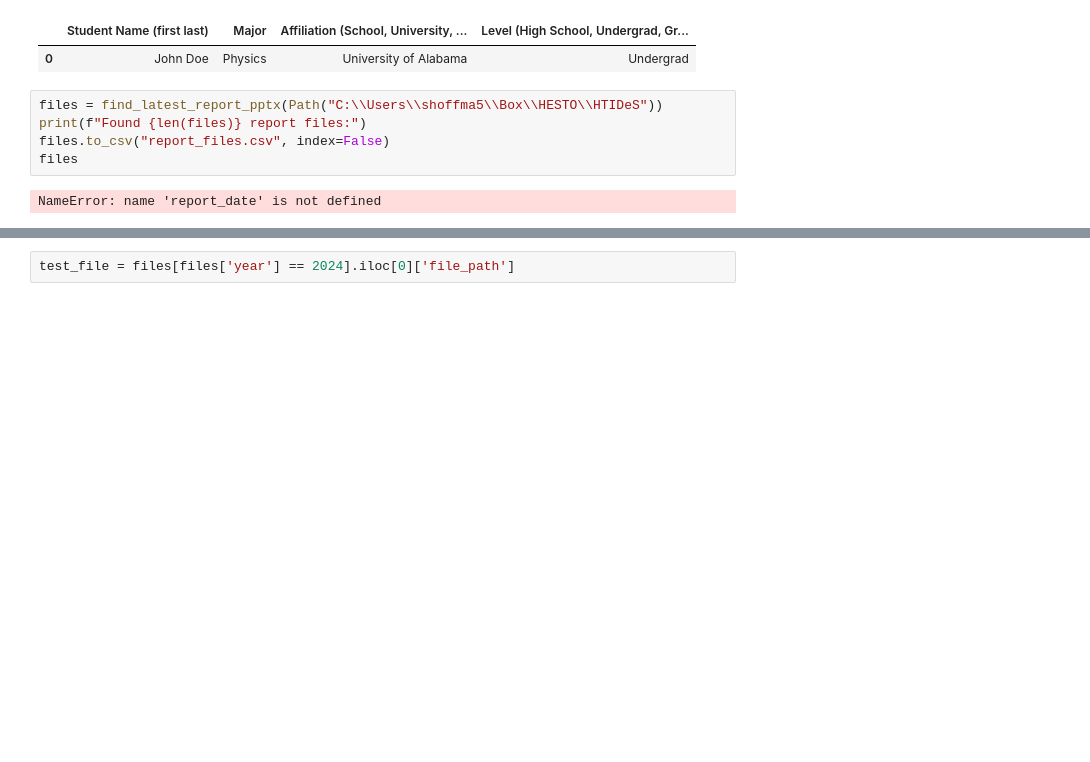
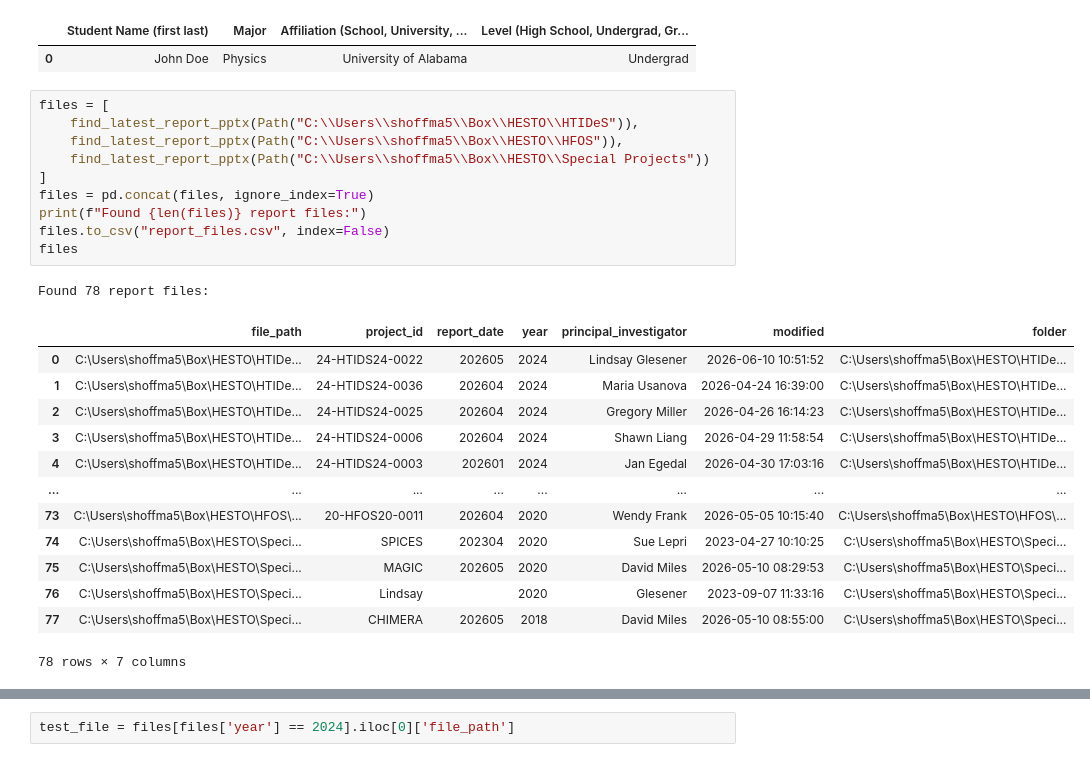
Before and after one commit to ShaunHoffmann/hestodb, a Jupyter notebook: hesto_uv_notebook.ipynb, the cells around one changed output, grey strips where cells are left out. Drawn from its saved outputs; the diff is of its cells as text; blank space fills up the shorter version.

```diff
--- a/hesto_uv_notebook.ipynb
+++ b/hesto_uv_notebook.ipynb
@@ -74,12 +75,30 @@ test_report.student_metrics_table
 |  | Student Name (first last) | Major | Affiliation (School, University, ... | Level (High School, Undergrad, Gr... |
 | 0 | John Doe | Physics | University of Alabama | Undergrad |
 # %%
-files = find_latest_report_pptx(Path("C:\\Users\\shoffma5\\Box\\HESTO\\HTIDeS"))
+files = [
+    find_latest_report_pptx(Path("C:\\Users\\shoffma5\\Box\\HESTO\\HTIDeS")),
+    find_latest_report_pptx(Path("C:\\Users\\shoffma5\\Box\\HESTO\\HFOS")),
+    find_latest_report_pptx(Path("C:\\Users\\shoffma5\\Box\\HESTO\\Special Projects"))
+]
+files = pd.concat(files, ignore_index=True)
 print(f"Found {len(files)} report files:")
 files.to_csv("report_files.csv", index=False)
 files
 # %% [output]
-NameError: name 'report_date' is not defined
+Found 78 report files:
+|  | file_path | project_id | report_date | year | principal_investigator | modified | folder |
+| 0 | C:\Users\shoffma5\Box\HESTO\HTIDe... | 24-HTIDS24-0022 | 202605 | 2024 | Lindsay Glesener | 2026-06-10 10:51:52 | C:\Users\shoffma5\Box\HESTO\HTIDe... |
+| 1 | C:\Users\shoffma5\Box\HESTO\HTIDe... | 24-HTIDS24-0036 | 202604 | 2024 | Maria Usanova | 2026-04-24 16:39:00 | C:\Users\shoffma5\Box\HESTO\HTIDe... |
+| 2 | C:\Users\shoffma5\Box\HESTO\HTIDe... | 24-HTIDS24-0025 | 202604 | 2024 | Gregory Miller | 2026-04-26 16:14:23 | C:\Users\shoffma5\Box\HESTO\HTIDe... |
+| 3 | C:\Users\shoffma5\Box\HESTO\HTIDe... | 24-HTIDS24-0006 | 202604 | 2024 | Shawn Liang | 2026-04-29 11:58:54 | C:\Users\shoffma5\Box\HESTO\HTIDe... |
+| 4 | C:\Users\shoffma5\Box\HESTO\HTIDe... | 24-HTIDS24-0003 | 202601 | 2024 | Jan Egedal | 2026-04-30 17:03:16 | C:\Users\shoffma5\Box\HESTO\HTIDe... |
+| ... | ... | ... | ... | ... | ... | ... | ... |
+| 73 | C:\Users\shoffma5\Box\HESTO\HFOS\... | 20-HFOS20-0011 | 202604 | 2020 | Wendy Frank | 2026-05-05 10:15:40 | C:\Users\shoffma5\Box\HESTO\HFOS\... |
+| 74 | C:\Users\shoffma5\Box\HESTO\Speci... | SPICES | 202304 | 2020 | Sue Lepri | 2023-04-27 10:10:25 | C:\Users\shoffma5\Box\HESTO\Speci... |
+| 75 | C:\Users\shoffma5\Box\HESTO\Speci... | MAGIC | 202605 | 2020 | David Miles | 2026-05-10 08:29:53 | C:\Users\shoffma5\Box\HESTO\Speci... |
+| 76 | C:\Users\shoffma5\Box\HESTO\Speci... | Lindsay |  | 2020 | Glesener | 2023-09-07 11:33:16 | C:\Users\shoffma5\Box\HESTO\Speci... |
+| 77 | C:\Users\shoffma5\Box\HESTO\Speci... | CHIMERA | 202605 | 2018 | David Miles | 2026-05-10 08:55:00 | C:\Users\shoffma5\Box\HESTO\Speci... |
+78 rows × 7 columns
 # %%
 files[files['year'] == 2024]
 # %% [output]
```
Also changed, not shown: parts of 3 cells of this notebook, 2 other files.
